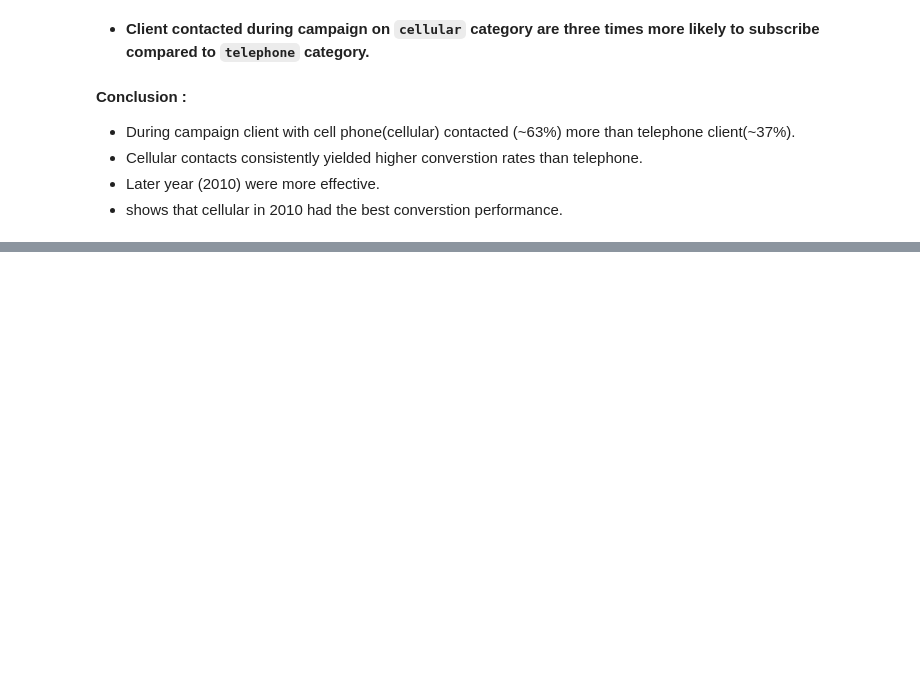
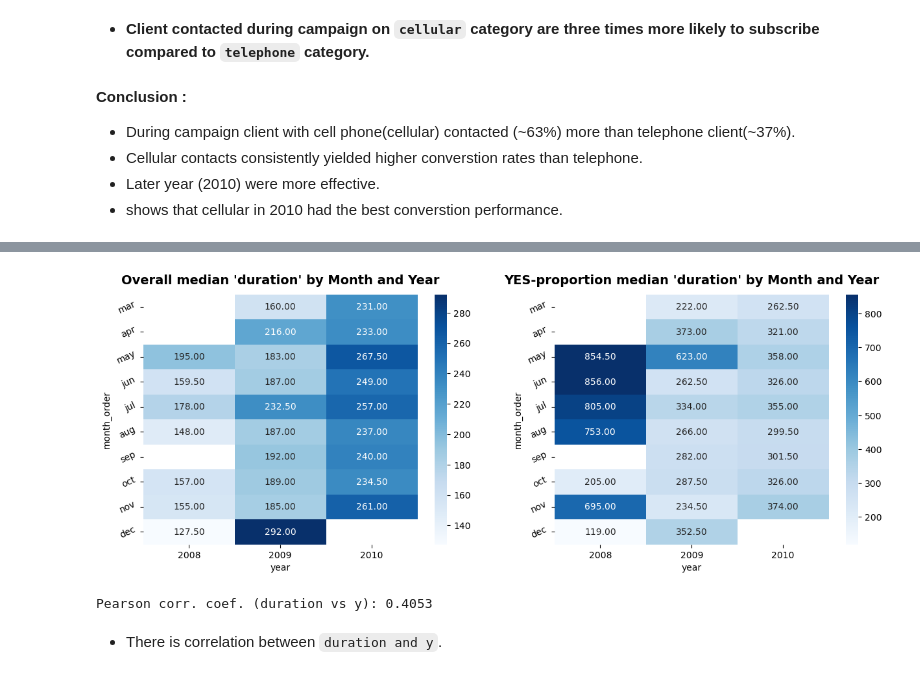
Before and after one commit to annugit1655/Bank-TeleMarketing, a Jupyter notebook: notebooks/campaign-eda-term-deposiy.ipynb, the cells around one changed output, grey strips where cells are left out. Cells and saved outputs as stored; diff of their text form; code cells hidden in the pictures; blank space fills up the shorter version.

```diff
--- a/notebooks/campaign-eda-term-deposiy.ipynb
+++ b/notebooks/campaign-eda-term-deposiy.ipynb
@@ -323,0 +342,12 @@ my_file.plot_odd_ratio_table(tele_df, 'contact', 'y', 'telephone');
+# %%
+fig, ax = plt.subplots(1, 2, figsize=(15, 5))
+my_file.plot_numeric_heatmap_bivariate_analysis(tele_df, 'month_order', 'year', 'duration', 'Month', fig=fig, ax=ax);
+# %% [output]
+[figure, added]
+# %%
+feature_name = 'duration'
+print(f'Pearson corr. coef. ({feature_name} vs y): {tele_df[feature_name].corr(tele_df["y_binary"]):.4f}')
+# %% [output]
+Pearson corr. coef. (duration vs y): 0.4053
+# %% [markdown]
+- There is correlation between `duration and y`.
```
Also changed, not shown: parts of 4 cells of this notebook, 1 other file.
